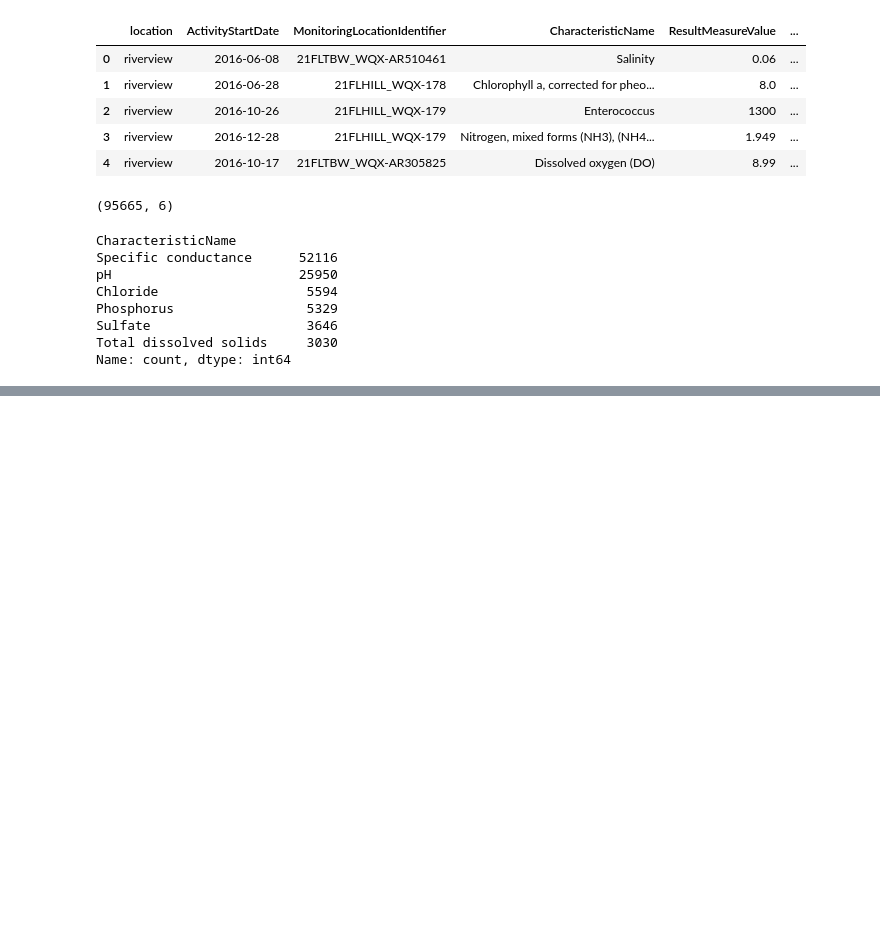
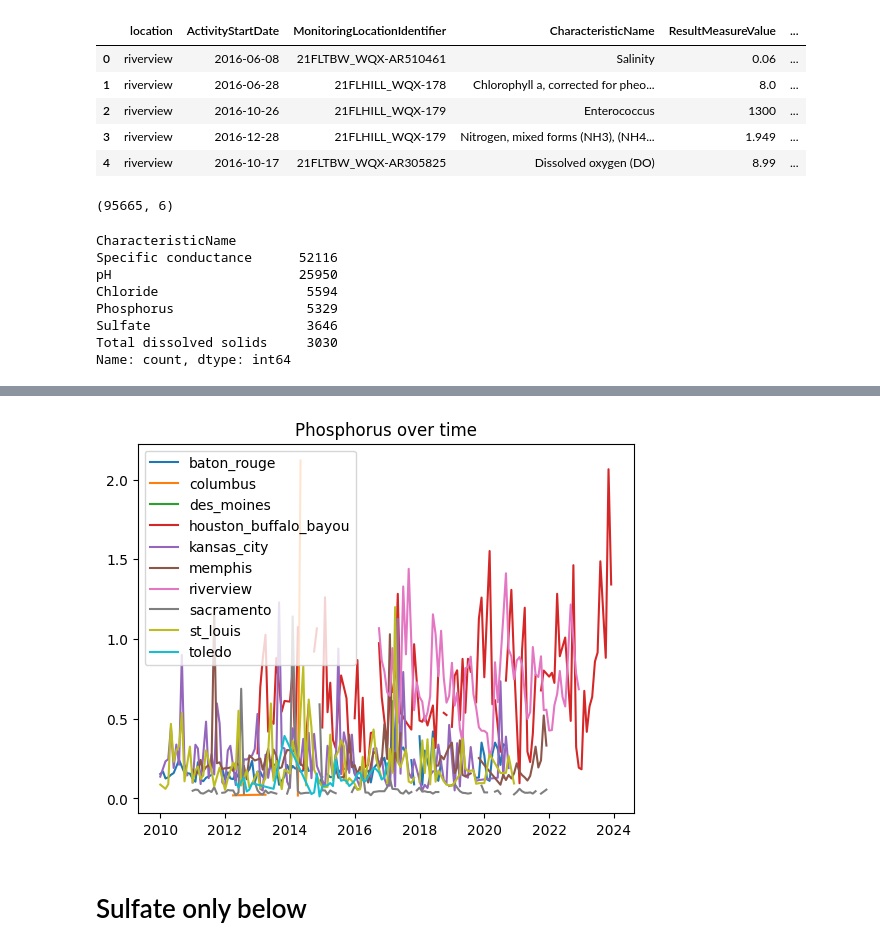
Before and after one commit to katcui/de300-ktv-project, a Jupyter notebook: build_global_dataset.ipynb, the cells around one changed output, grey strips where cells are left out. Saved outputs shown, nothing was run; the diff lists cells and outputs as text; code cells hidden in the pictures; blank space fills up the shorter version.

```diff
--- a/build_global_dataset.ipynb
+++ b/build_global_dataset.ipynb
@@ -226,0 +348,14 @@ model_df.to_csv("data/final/global_monthly_model_dataset.csv", index=False)
+# %%
+for loc in model_df["location"].unique():
+
+    subset = model_df[model_df["location"] == loc]
+
+    plt.plot(subset["month"], subset["Phosphorus"], label=loc)
+
+plt.legend()
+plt.title("Phosphorus over time")
+plt.show()
+# %% [output]
+[figure, added]
+# %% [markdown]
+# Sulfate only below
```
Also changed, not shown: parts of 37 cells of this notebook, 6 other files.
